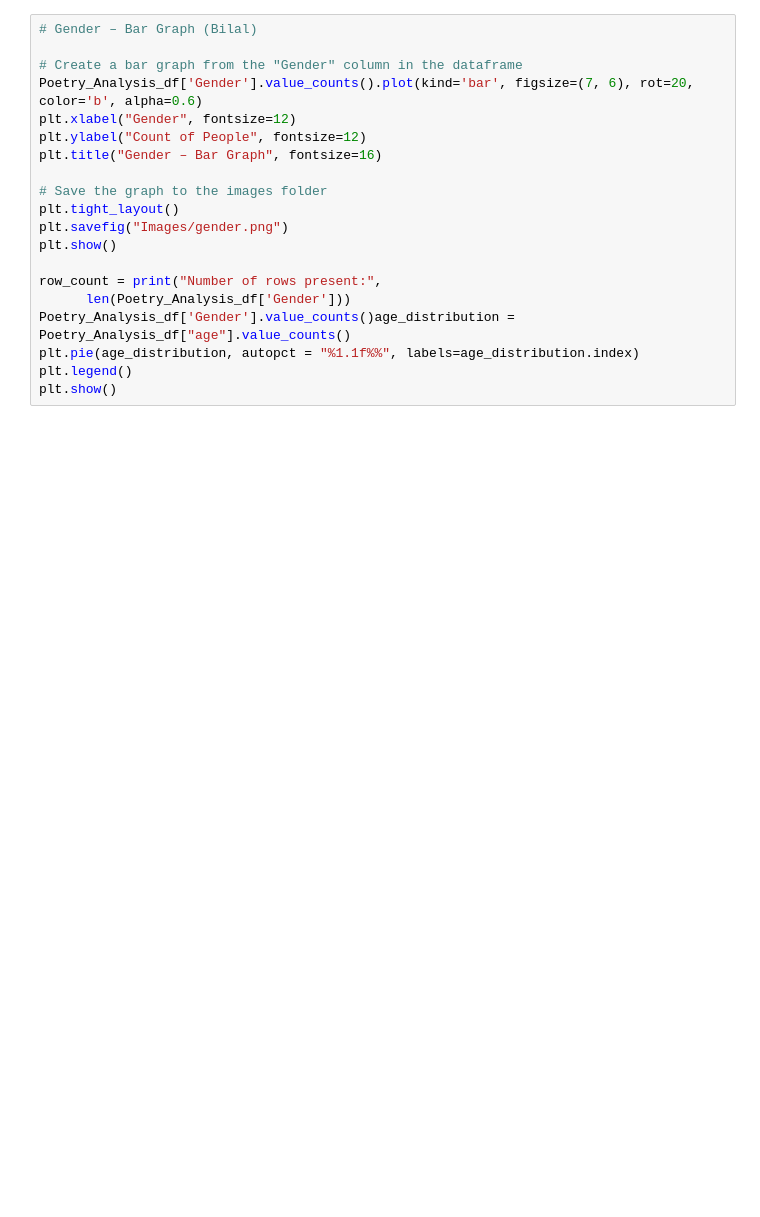
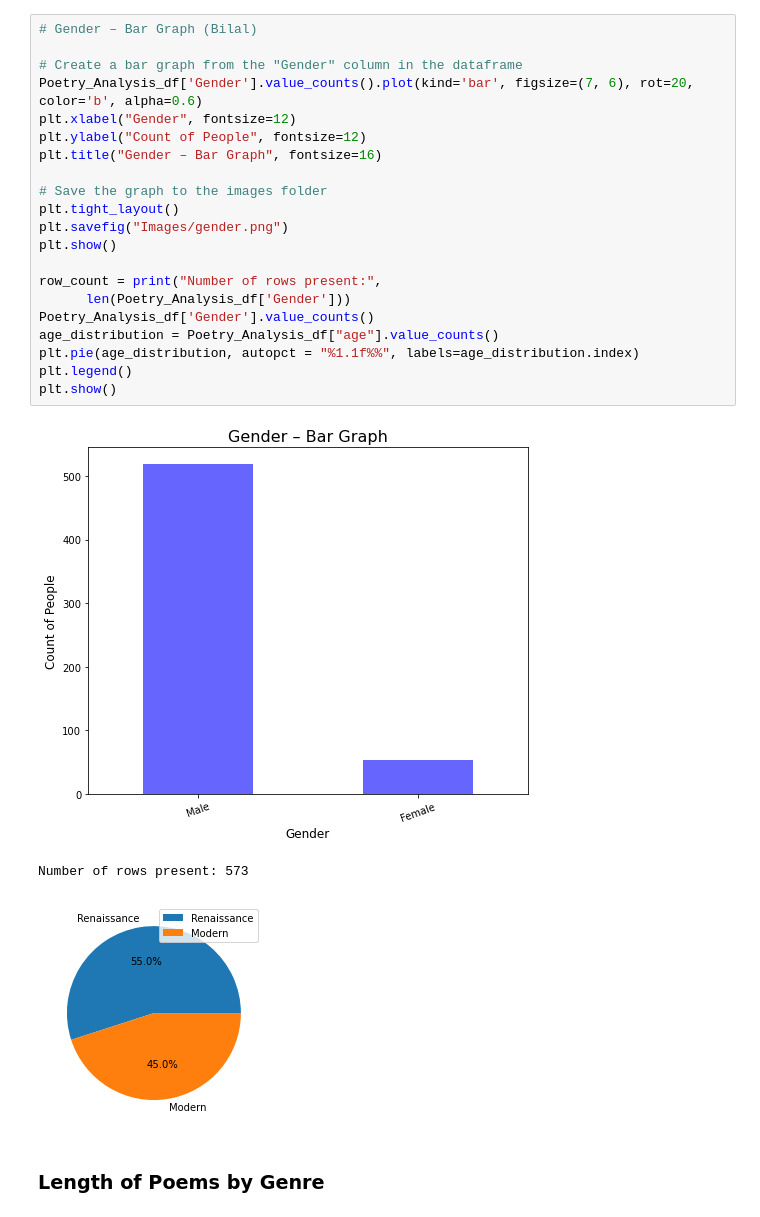
Before and after one commit to NebulaCrasher/Programming-Poetry-Analysis, a Jupyter notebook: main.ipynb, the cells around one changed output. Drawn from its saved outputs; the diff is of its cells as text; blank space fills up the shorter version.

```diff
--- a/main.ipynb
+++ b/main.ipynb
@@ -33,20 +47,27 @@ plt.show()
 # %%
 # Gender – Bar Graph (Bilal)
 
 # Create a bar graph from the "Gender" column in the dataframe
 Poetry_Analysis_df['Gender'].value_counts().plot(kind='bar', figsize=(7, 6), rot=20, color='b', alpha=0.6)
 plt.xlabel("Gender", fontsize=12)
 plt.ylabel("Count of People", fontsize=12)
 plt.title("Gender – Bar Graph", fontsize=16)
 
 # Save the graph to the images folder
 plt.tight_layout()
 plt.savefig("Images/gender.png")
 plt.show()
 
 row_count = print("Number of rows present:",
       len(Poetry_Analysis_df['Gender']))
-Poetry_Analysis_df['Gender'].value_counts()age_distribution = Poetry_Analysis_df["age"].value_counts()
+Poetry_Analysis_df['Gender'].value_counts()
+age_distribution = Poetry_Analysis_df["age"].value_counts()
 plt.pie(age_distribution, autopct = "%1.1f%%", labels=age_distribution.index)
 plt.legend()
 plt.show()
+# %% [output]
+[figure, added]
+Number of rows present: 573
+[figure, added]
+# %% [markdown]
+### Length of Poems by Genre
```
Also changed, not shown: parts of 13 cells of this notebook.
